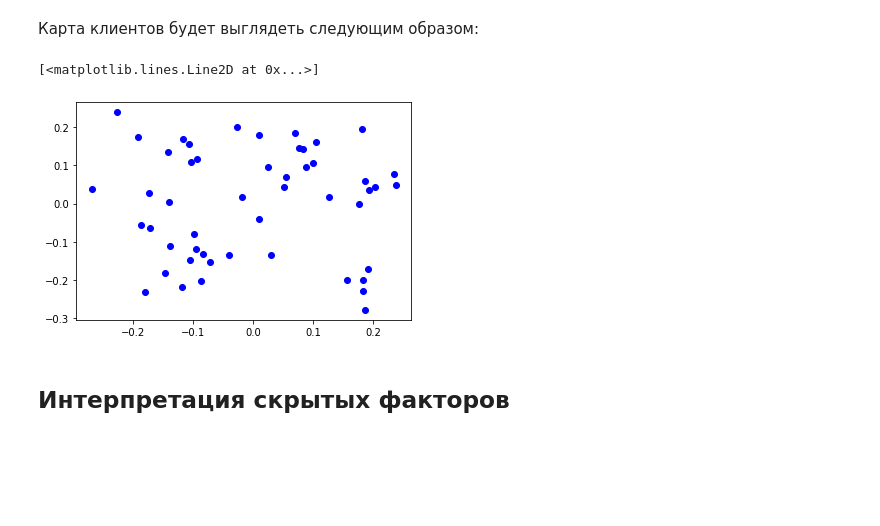
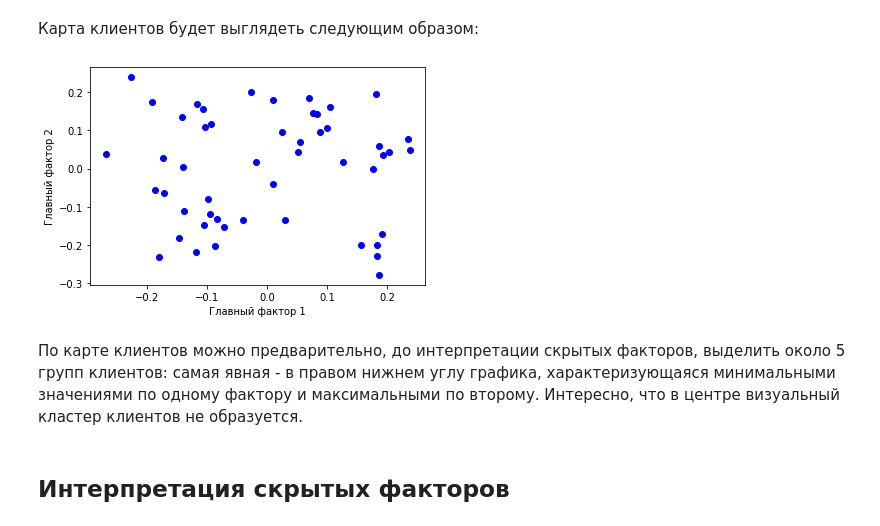
Before and after one commit to zozunin/classic-data-analysis-methods, a Jupyter notebook: DZ2_13.ipynb, the cells around one changed output. Cells and saved outputs as stored; diff of their text form; code cells hidden in the pictures; blank space fills up the shorter version.

```diff
--- a/DZ2_13.ipynb
+++ b/DZ2_13.ipynb
@@ -252,9 +267,13 @@ print(new_clients_representation)
 Карта клиентов будет выглядеть следующим образом:
 # %%
 plt.plot(new_clients_representation[:,0], new_clients_representation[:,1],'bo')
+plt.xlabel('Главный фактор 1')
+plt.ylabel('Главный фактор 2')
+plt.show()
 # %% [output]
-[<matplotlib.lines.Line2D at 0x...>]
-[figure, old version]
+[figure, new version]
+# %% [markdown]
+По карте клиентов можно предварительно, до интерпретации скрытых факторов, выделить около 5 групп клиентов: самая явная - в правом нижнем углу графика, характеризующаяся минимальными значениями по одному фактору и максимальными по второму. Интересно, что в центре визуальный кластер клиентов не образуется.
 # %% [markdown]
 ## Интерпретация скрытых факторов
 # %% [markdown]
```
Also changed, not shown: parts of 4 cells of this notebook.
